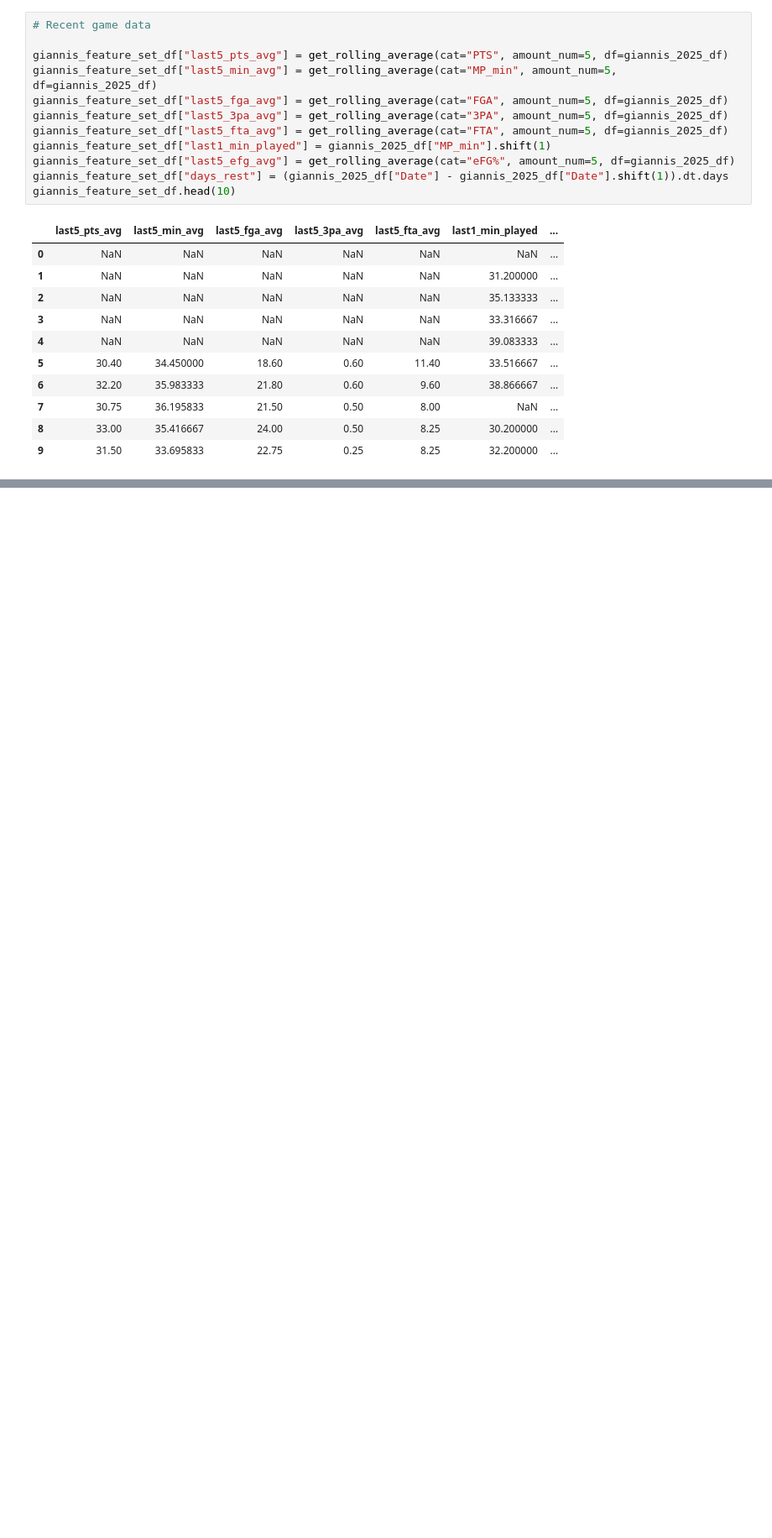
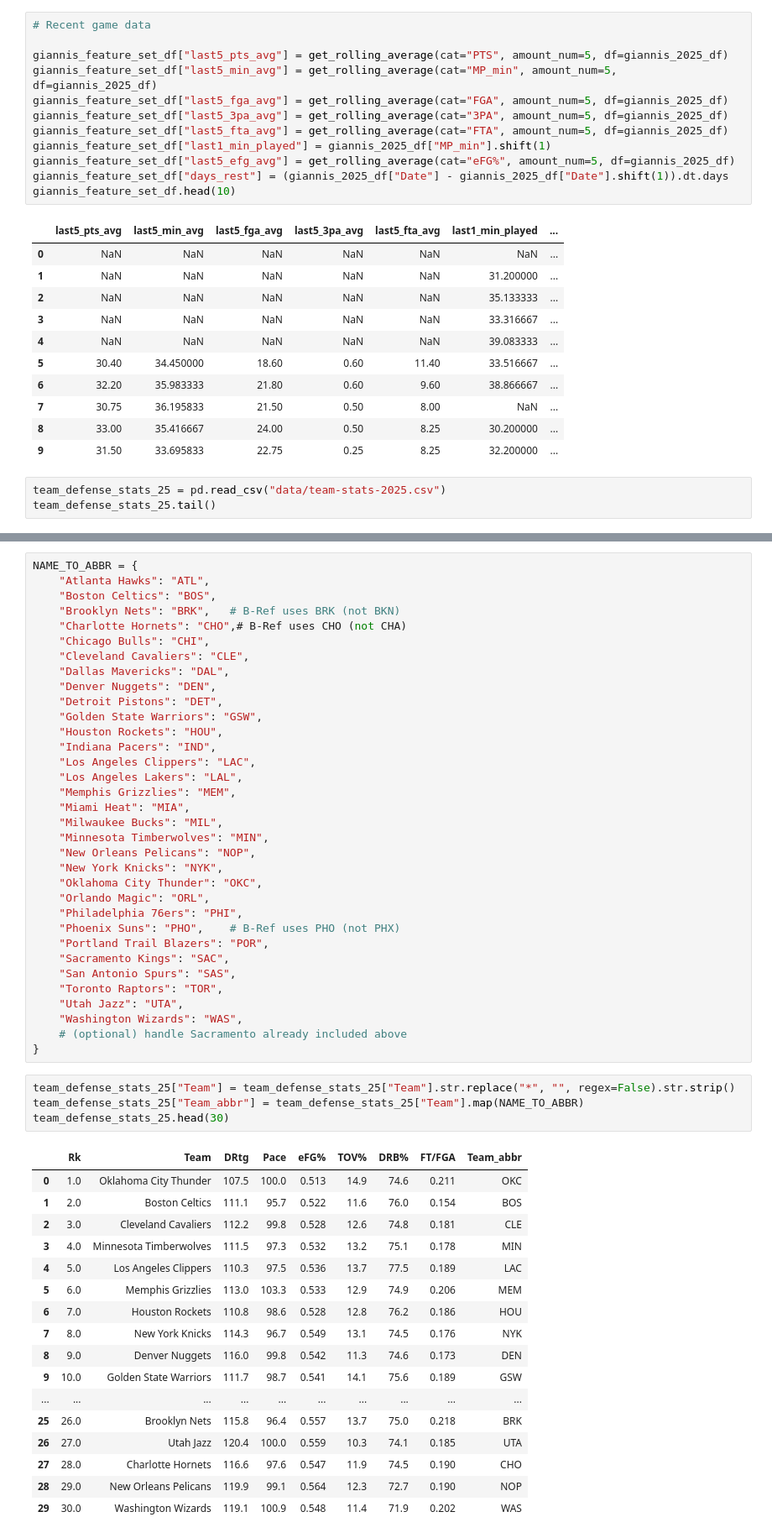
Before and after one commit to jelmani/nba-predictor, a Jupyter notebook: player-predictor.ipynb, the cells around one changed output, grey strips where cells are left out. Shown at 84% size. Cells and saved outputs as stored; diff of their text form; blank space fills up the shorter version.

```diff
--- a/player-predictor.ipynb
+++ b/player-predictor.ipynb
@@ -285,3 +287,6 @@ giannis_feature_set_df.head(10)
 | 7 | 30.75 | 36.195833 | 21.50 | 0.50 | 8.00 | NaN | ... |
 | 8 | 33.00 | 35.416667 | 24.00 | 0.50 | 8.25 | 30.200000 | ... |
 | 9 | 31.50 | 33.695833 | 22.75 | 0.25 | 8.25 | 32.200000 | ... |
+# %%
+team_defense_stats_25 = pd.read_csv("data/team-stats-2025.csv")
+team_defense_stats_25.tail()
@@ -287,0 +311,56 @@ giannis_feature_set_df.head(10)
+# %%
+NAME_TO_ABBR = {
+    "Atlanta Hawks": "ATL",
+    "Boston Celtics": "BOS",
+    "Brooklyn Nets": "BRK",   # B-Ref uses BRK (not BKN)
+    "Charlotte Hornets": "CHO",# B-Ref uses CHO (not CHA)
+    "Chicago Bulls": "CHI",
+    "Cleveland Cavaliers": "CLE",
+    "Dallas Mavericks": "DAL",
+    "Denver Nuggets": "DEN",
+    "Detroit Pistons": "DET",
+    "Golden State Warriors": "GSW",
+    "Houston Rockets": "HOU",
+    "Indiana Pacers": "IND",
+    "Los Angeles Clippers": "LAC",
+    "Los Angeles Lakers": "LAL",
+    "Memphis Grizzlies": "MEM",
+    "Miami Heat": "MIA",
+    "Milwaukee Bucks": "MIL",
+    "Minnesota Timberwolves": "MIN",
+    "New Orleans Pelicans": "NOP",
+    "New York Knicks": "NYK",
+    "Oklahoma City Thunder": "OKC",
+    "Orlando Magic": "ORL",
+    "Philadelphia 76ers": "PHI",
+    "Phoenix Suns": "PHO",    # B-Ref uses PHO (not PHX)
+    "Portland Trail Blazers": "POR",
+    "Sacramento Kings": "SAC",
+    "San Antonio Spurs": "SAS",
+    "Toronto Raptors": "TOR",
+    "Utah Jazz": "UTA",
+    "Washington Wizards": "WAS",
+    # (optional) handle Sacramento already included above
+}
+# %%
+team_defense_stats_25["Team"] = team_defense_stats_25["Team"].str.replace("*", "", regex=False).str.strip()
+team_defense_stats_25["Team_abbr"] = team_defense_stats_25["Team"].map(NAME_TO_ABBR)
+team_defense_stats_25.head(30)
+# %% [output]
+|  | Rk | Team | DRtg | Pace | eFG% | TOV% | DRB% | FT/FGA | Team_abbr |
+| 0 | 1.0 | Oklahoma City Thunder | 107.5 | 100.0 | 0.513 | 14.9 | 74.6 | 0.211 | OKC |
+| 1 | 2.0 | Boston Celtics | 111.1 | 95.7 | 0.522 | 11.6 | 76.0 | 0.154 | BOS |
+| 2 | 3.0 | Cleveland Cavaliers | 112.2 | 99.8 | 0.528 | 12.6 | 74.8 | 0.181 | CLE |
+| 3 | 4.0 | Minnesota Timberwolves | 111.5 | 97.3 | 0.532 | 13.2 | 75.1 | 0.178 | MIN |
+| 4 | 5.0 | Los Angeles Clippers | 110.3 | 97.5 | 0.536 | 13.7 | 77.5 | 0.189 | LAC |
+| 5 | 6.0 | Memphis Grizzlies | 113.0 | 103.3 | 0.533 | 12.9 | 74.9 | 0.206 | MEM |
+| 6 | 7.0 | Houston Rockets | 110.8 | 98.6 | 0.528 | 12.8 | 76.2 | 0.186 | HOU |
+| 7 | 8.0 | New York Knicks | 114.3 | 96.7 | 0.549 | 13.1 | 74.5 | 0.176 | NYK |
+| 8 | 9.0 | Denver Nuggets | 116.0 | 99.8 | 0.542 | 11.3 | 74.6 | 0.173 | DEN |
+| 9 | 10.0 | Golden State Warriors | 111.7 | 98.7 | 0.541 | 14.1 | 75.6 | 0.189 | GSW |
+| ... | ... | ... | ... | ... | ... | ... | ... | ... | ... |
+| 25 | 26.0 | Brooklyn Nets | 115.8 | 96.4 | 0.557 | 13.7 | 75.0 | 0.218 | BRK |
+| 26 | 27.0 | Utah Jazz | 120.4 | 100.0 | 0.559 | 10.3 | 74.1 | 0.185 | UTA |
+| 27 | 28.0 | Charlotte Hornets | 116.6 | 97.6 | 0.547 | 11.9 | 74.5 | 0.190 | CHO |
+| 28 | 29.0 | New Orleans Pelicans | 119.9 | 99.1 | 0.564 | 12.3 | 72.7 | 0.190 | NOP |
+| 29 | 30.0 | Washington Wizards | 119.1 | 100.9 | 0.548 | 11.4 | 71.9 | 0.202 | WAS |
```
Also changed, not shown: parts of 45 cells of this notebook.
